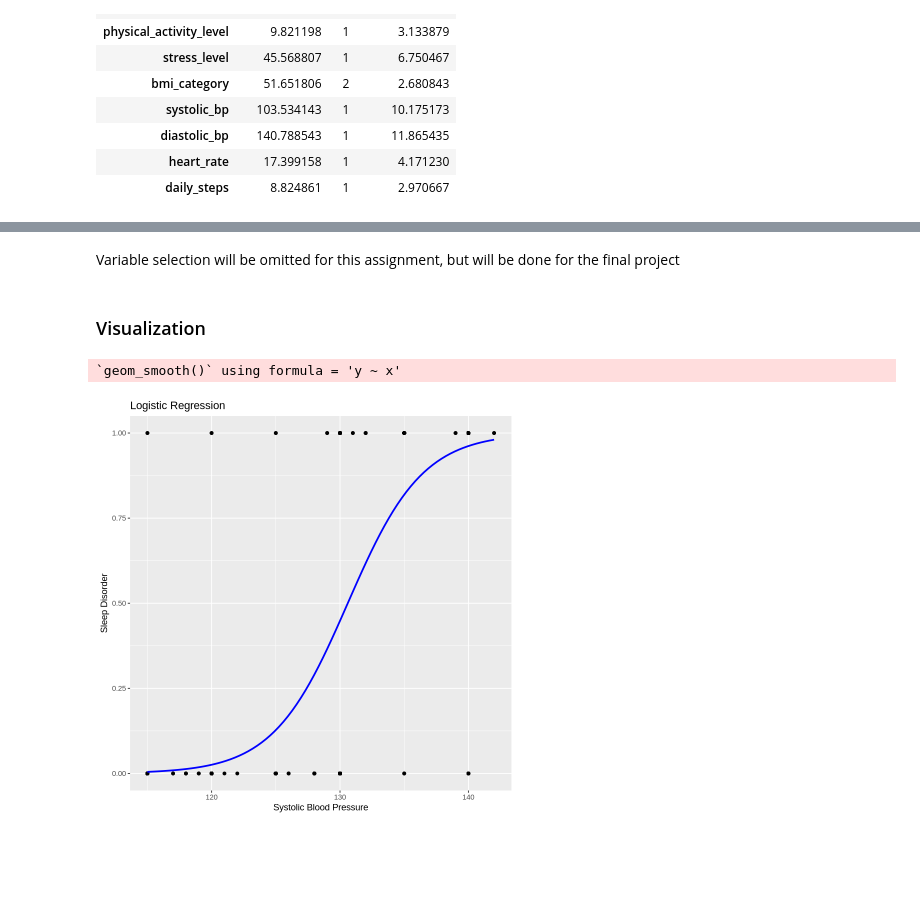
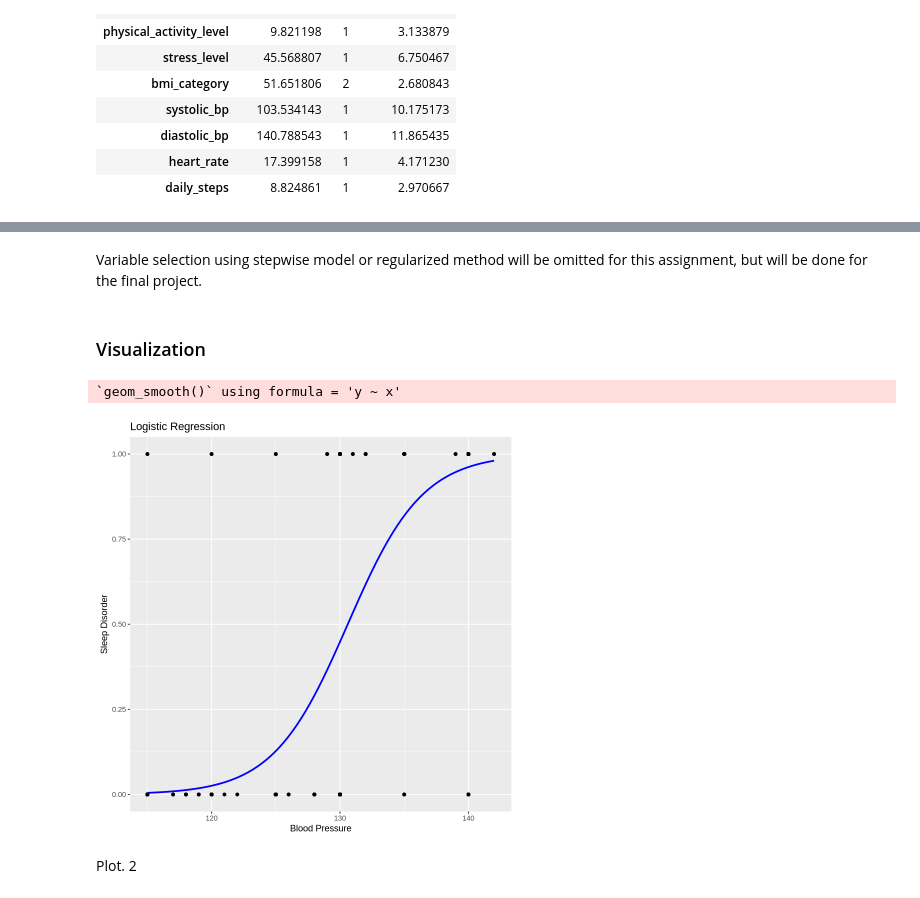
Before and after one commit to yma24ma/sleepDisorder_lassoClassification, a Jupyter notebook: planning_stage.ipynb, the cells around one changed output, grey strips where cells are left out. Saved outputs shown, nothing was run; the diff lists cells and outputs as text; code cells hidden in the pictures; blank space fills up the shorter version.

```diff
--- a/planning_stage.ipynb
+++ b/planning_stage.ipynb
@@ -209,14 +252,16 @@ A matrix: 12 × 3 of type dbl
 # %% [markdown]
-Variable selection will be omitted for this assignment, but will be done for the final project
+Variable selection using stepwise model or regularized method will be omitted for this assignment, but will be done for the final project.
 # %% [markdown]
 ### Visualization
 # %%
 sleep_logistic_plot <- sleep_data_clean |>
-ggplot(aes(x = systolic_bp, y = sleep_disorder)) +
+ggplot(aes(x = blood_pressure, y = sleep_disorder)) +
 geom_point() +
 geom_smooth(method = "glm", method.args = c(family = binomial), se = FALSE, color = "blue") +
-labs(title = "Logistic Regression", x = "Systolic Blood Pressure", y = "Sleep Disorder")
+labs(title = "Logistic Regression", x = "Blood Pressure", y = "Sleep Disorder")
 sleep_logistic_plot
 # %% [output]
 `geom_smooth()` using formula = 'y ~ x'
-[figure, old version]
+[figure, new version]
+# %% [markdown]
+Plot. 2
```
Also changed, not shown: parts of 9 cells of this notebook.
